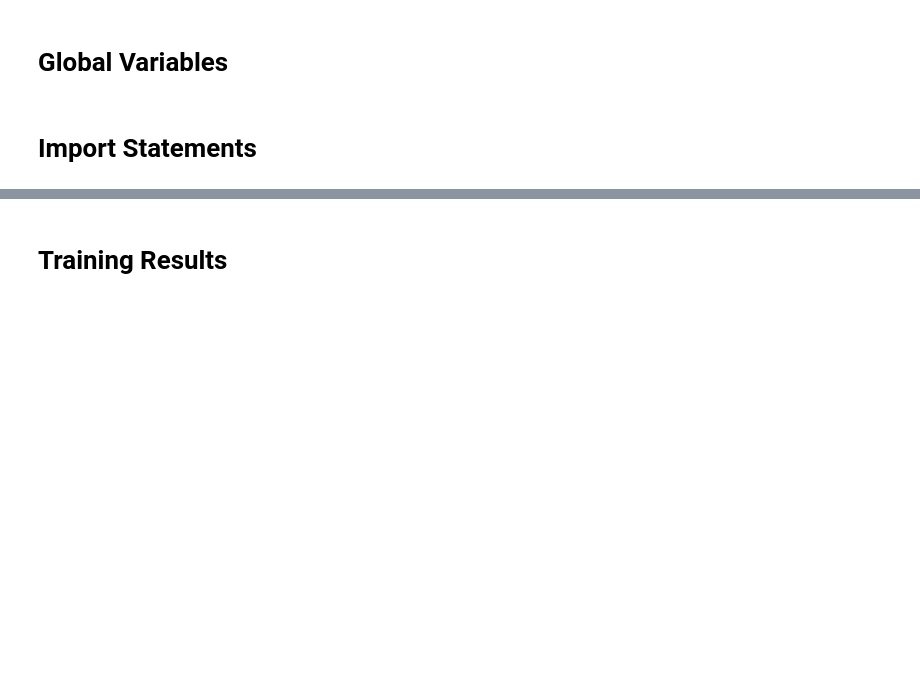
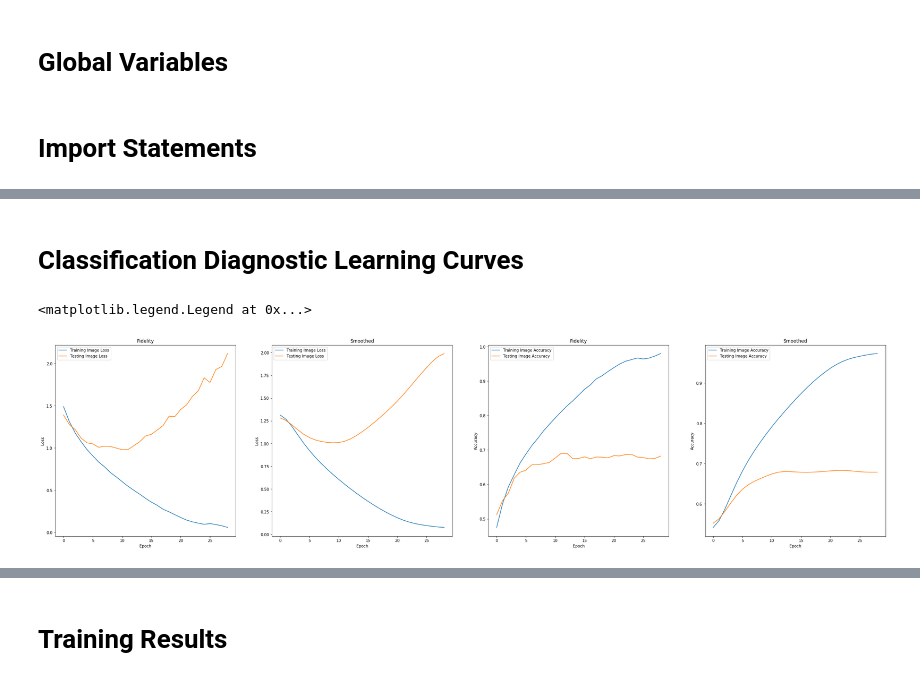
Before and after one commit to conwayjw97/Image-Colourisation-with-Deep-Learning, a Jupyter notebook: src/DeterministicConvNetCifar10.ipynb, the cells around one changed output, grey strips where cells are left out. Drawn from its saved outputs; the diff is of its cells as text; code cells hidden in the pictures; blank space fills up the shorter version.

```diff
--- a/src/DeterministicConvNetCifar10.ipynb
+++ b/src/DeterministicConvNetCifar10.ipynb
@@ -83,0 +154,19 @@ def imageLoader(images, batch_size):
+# %%
+model = create_classification_model()
+
+checkpoint_path = "classification.ckpt"
+checkpoint_dir = os.path.dirname(base_dir + checkpoint_path)
+cp_callback = tf.keras.callbacks.ModelCheckpoint(filepath=checkpoint_dir, verbose=1)
+print(checkpoint_dir)
+if(LOAD_MODEL):
+  model.load_weights(checkpoint_dir)
+  total_loss, total_accuracy = model.evaluate(test_gray_images, utils.to_categorical(test_labels), verbose=2)
+  total_loss = np.array(total_loss)
+  total_accuracy = np.array(total_accuracy)
+else:
+  history = model.fit(train_gray_images, utils.to_categorical(train_labels), epochs=30, batch_size=64, validation_data=(test_gray_images, utils.to_categorical(test_labels)))
+  model.save_weights(checkpoint_dir)
+  total_loss = history.history["loss"]
+  total_val_loss = history.history["val_loss"]
+  total_accuracy = history.history["accuracy"]
+  total_val_accuracy = history.history["val_accuracy"]
@@ -83,0 +191,35 @@ def imageLoader(images, batch_size):
+# %% [markdown]
+# Classification Diagnostic Learning Curves
+# %%
+fig = plt.figure(figsize=(38, 9))
+fig.add_subplot(1,4,1)
+plt.title("Fidelity")
+plt.plot(total_loss[1:], label="Training Image Loss")
+plt.plot(total_val_loss[1:], label="Testing Image Loss")
+plt.xlabel('Epoch')
+plt.ylabel('Loss')
+plt.legend()
+fig.add_subplot(1,4,2)
+plt.title("Smoothed")
+plt.plot(gaussian_filter1d(total_loss[1:], sigma=2), label="Training Image Loss")
+plt.plot(gaussian_filter1d(total_val_loss[1:], sigma=2), label="Testing Image Loss")
+plt.xlabel('Epoch')
+plt.ylabel('Loss')
+plt.legend()
+fig.add_subplot(1,4,3)
+plt.title("Fidelity")
+plt.plot(total_accuracy[1:], label="Training Image Accuracy")
+plt.plot(total_val_accuracy[1:], label="Testing Image Accuracy")
+plt.xlabel('Epoch')
+plt.ylabel('Accuracy')
+plt.legend()
+fig.add_subplot(1,4,4)
+plt.title("Smoothed")
+plt.plot(gaussian_filter1d(total_accuracy[1:], sigma=2), label="Training Image Accuracy")
+plt.plot(gaussian_filter1d(total_val_accuracy[1:], sigma=2), label="Testing Image Accuracy")
+plt.xlabel('Epoch')
+plt.ylabel('Accuracy')
+plt.legend()
+# %% [output]
+<matplotlib.legend.Legend at 0x...>
+[figure, added]
```
Also changed, not shown: parts of 29 cells of this notebook.
